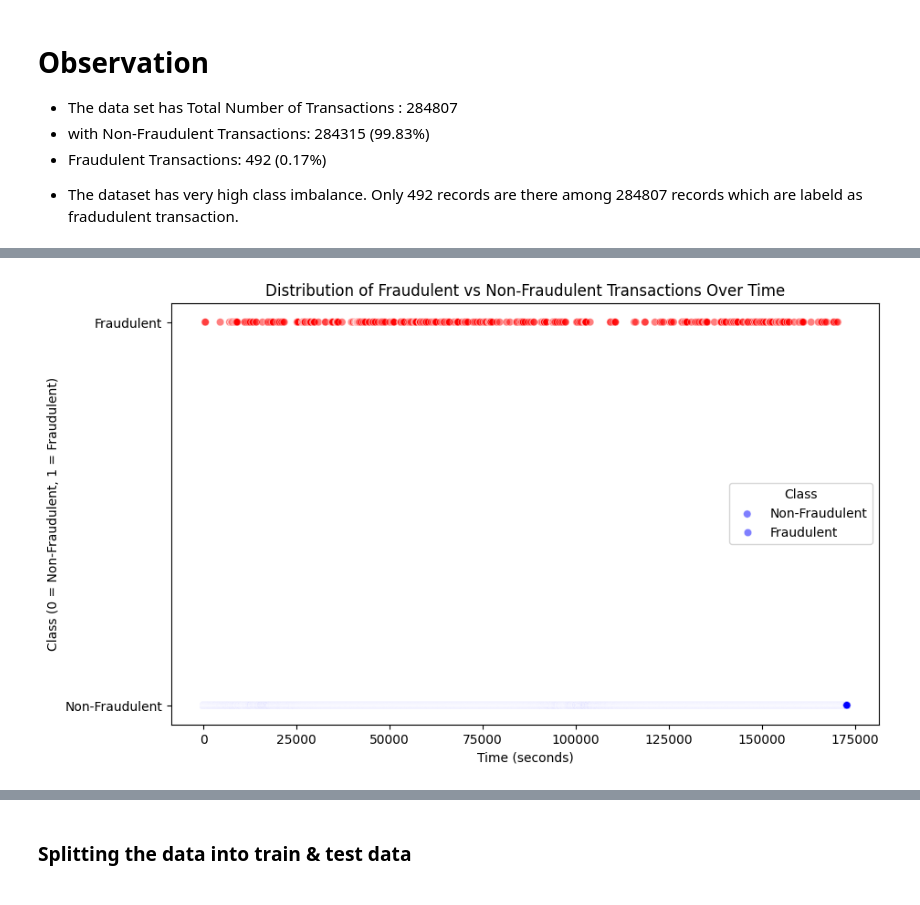
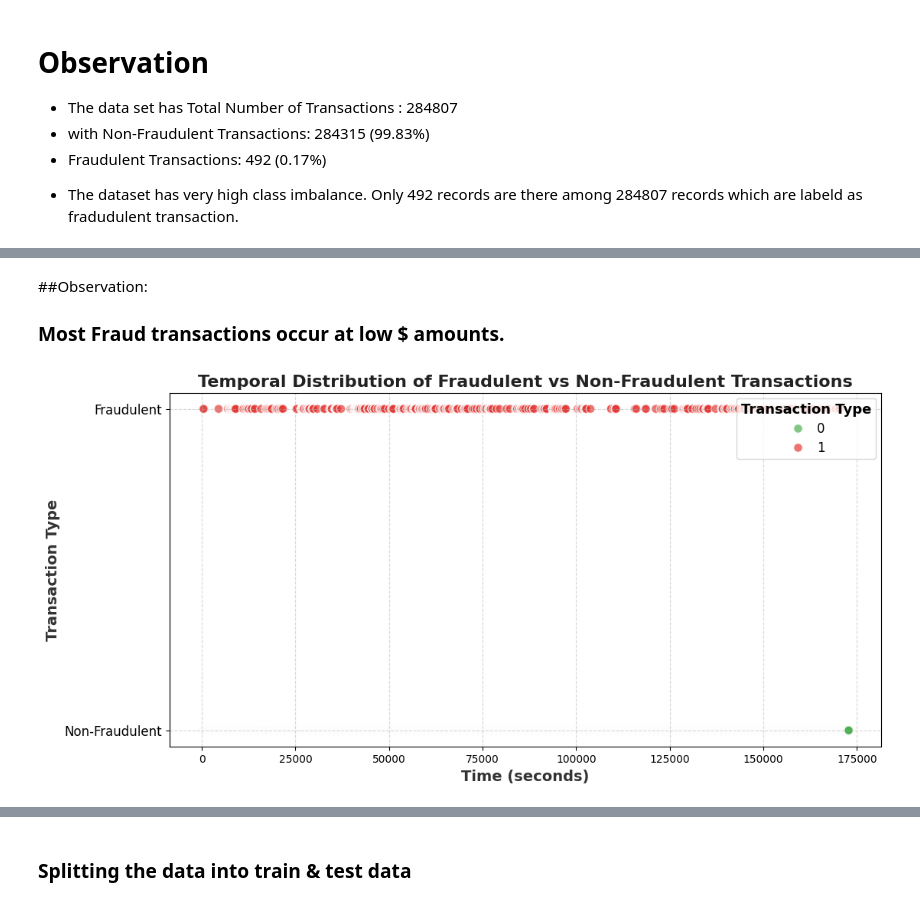
Before and after one commit to iilnreddy/ccdetect, a Jupyter notebook: Credit_card_fraud_detection.ipynb, the cells around one changed output, grey strips where cells are left out. Drawn from its saved outputs; the diff is of its cells as text; code cells hidden in the pictures.

```diff
--- a/Credit_card_fraud_detection.ipynb
+++ b/Credit_card_fraud_detection.ipynb
@@ -157,20 +209,37 @@ Passing `palette` without assigning `hue` is deprecated and will be removed in v
+# %% [markdown]
+##Observation:
+### Most Fraud transactions occur at low $ amounts.
 # %%
-# Create a scatter plot to observe the distribution of classes with time
 import matplotlib.pyplot as plt
 import seaborn as sns
 
-# Scatter plot
-plt.figure(figsize=(10, 6))
-sns.scatterplot(data=df, x='Time', y='Class', hue='Class', alpha=0.5, palette={0: 'blue', 1: 'red'})
+# Create the figure
+plt.figure(figsize=(12, 6))
+
+# Scatter plot with enhanced visuals
+sns.scatterplot(
+    data=df, x='Time', y='Class', hue='Class',
+    alpha=0.7, s=70, linewidth=1,
+    palette={0: '#4CAF50', 1: '#E53935'}  # Green for non-fraudulent, red for fraudulent
+)
 
 # Labels and title
-plt.xlabel("Time (seconds)")
-plt.ylabel("Class (0 = Non-Fraudulent, 1 = Fraudulent)")
-plt.title("Distribution of Fraudulent vs Non-Fraudulent Transactions Over Time")
-plt.legend(title="Class", labels=['Non-Fraudulent', 'Fraudulent'])
-plt.yticks([0, 1], ['Non-Fraudulent', 'Fraudulent'])
+plt.xlabel("Time (seconds)", fontsize=14, fontweight='bold', color='#333')
+plt.ylabel("Transaction Type", fontsize=14, fontweight='bold', color='#333')
+plt.title("Temporal Distribution of Fraudulent vs Non-Fraudulent Transactions", fontsize=16, fontweight='bold', color='#222')
+
+# Customize legend
+legend = plt.legend(title="Transaction Type", loc='upper right')
+plt.setp(legend.get_title(), fontsize=13, fontweight='bold')
+plt.setp(legend.get_texts(), fontsize=12)
+
+# Improve y-axis ticks for readability
+plt.yticks([0, 1], ['Non-Fraudulent', 'Fraudulent'], fontsize=12)
+
+# Add light gridlines for better readability
+plt.grid(axis='both', linestyle='--', alpha=0.5)
 
 # Show plot
 plt.show()
 # %% [output]
-[figure, old version]
+[figure, new version]
```
Also changed, not shown: parts of 13 cells of this notebook.
